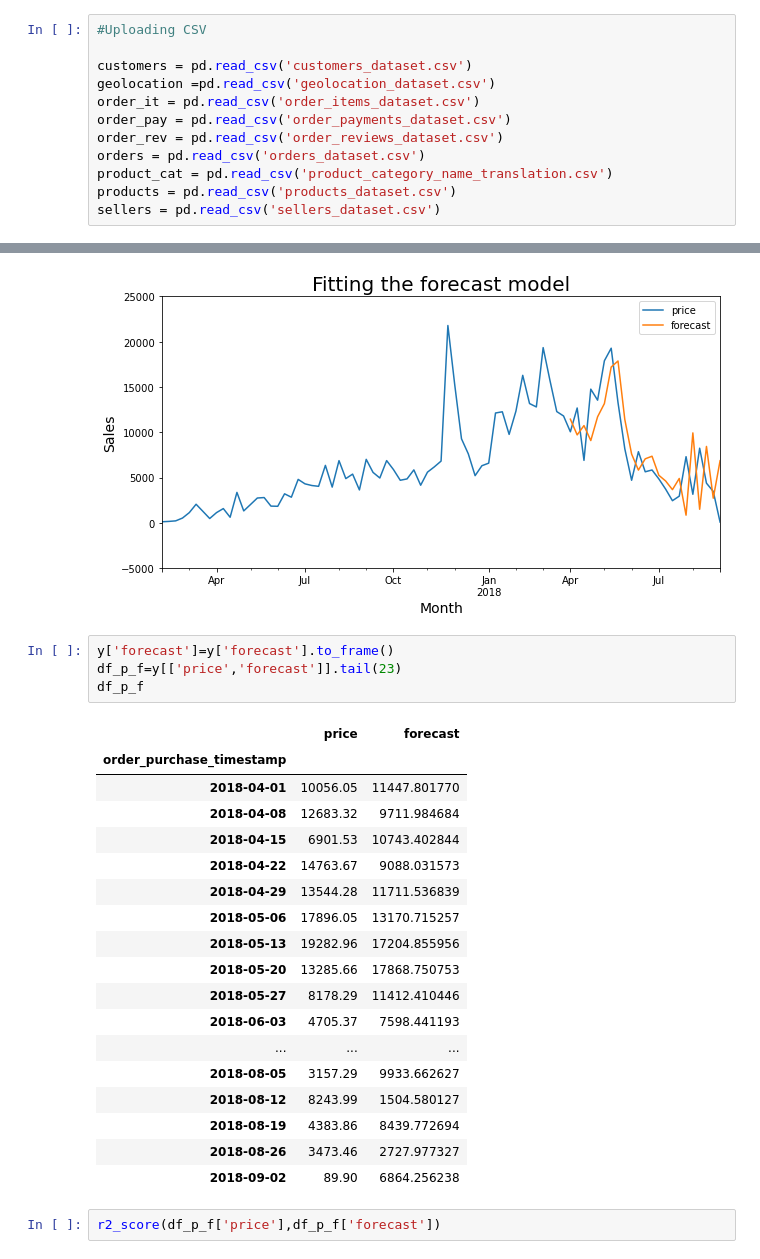
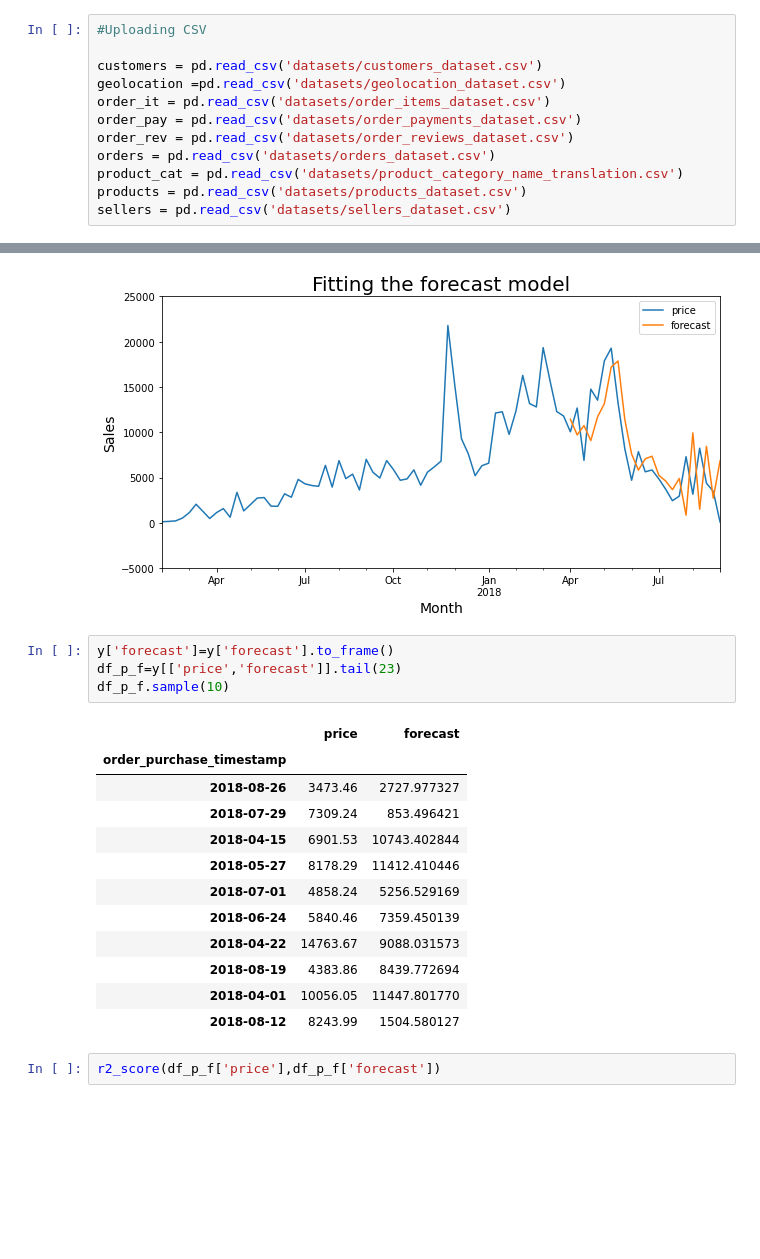
Before and after one commit to Haroldgio28/valoreo_test, a Jupyter notebook: DS.ipynb, the cells around one changed output, grey strips where cells are left out. Cells and saved outputs as stored; diff of their text form; blank space fills up the shorter version.

```diff
--- a/DS.ipynb
+++ b/DS.ipynb
@@ -48,12 +38,12 @@ Note: you may need to restart the kernel to use updated packages.
 # %%
 #Uploading CSV
 
-customers = pd.read_csv('customers_dataset.csv')
-geolocation =pd.read_csv('geolocation_dataset.csv')
-order_it = pd.read_csv('order_items_dataset.csv')
-order_pay = pd.read_csv('order_payments_dataset.csv')
-order_rev = pd.read_csv('order_reviews_dataset.csv')
-orders = pd.read_csv('orders_dataset.csv')
-product_cat = pd.read_csv('product_category_name_translation.csv')
-products = pd.read_csv('products_dataset.csv')
-sellers = pd.read_csv('sellers_dataset.csv')
+customers = pd.read_csv('datasets/customers_dataset.csv')
+geolocation =pd.read_csv('datasets/geolocation_dataset.csv')
+order_it = pd.read_csv('datasets/order_items_dataset.csv')
+order_pay = pd.read_csv('datasets/order_payments_dataset.csv')
+order_rev = pd.read_csv('datasets/order_reviews_dataset.csv')
+orders = pd.read_csv('datasets/orders_dataset.csv')
+product_cat = pd.read_csv('datasets/product_category_name_translation.csv')
+products = pd.read_csv('datasets/products_dataset.csv')
+sellers = pd.read_csv('datasets/sellers_dataset.csv')
@@ -463,26 +455,20 @@ plt.show()
 # %%
 y['forecast']=y['forecast'].to_frame()
 df_p_f=y[['price','forecast']].tail(23)
-df_p_f
+df_p_f.sample(10)
 # %% [output]
 |  | price | forecast |
 | order_purchase_timestamp |  |  |
+| 2018-08-26 | 3473.46 | 2727.977327 |
+| 2018-07-29 | 7309.24 | 853.496421 |
+| 2018-04-15 | 6901.53 | 10743.402844 |
+| 2018-05-27 | 8178.29 | 11412.410446 |
+| 2018-07-01 | 4858.24 | 5256.529169 |
+| 2018-06-24 | 5840.46 | 7359.450139 |
+| 2018-04-22 | 14763.67 | 9088.031573 |
+| 2018-08-19 | 4383.86 | 8439.772694 |
 | 2018-04-01 | 10056.05 | 11447.801770 |
-| 2018-04-08 | 12683.32 | 9711.984684 |
-| 2018-04-15 | 6901.53 | 10743.402844 |
-| 2018-04-22 | 14763.67 | 9088.031573 |
-| 2018-04-29 | 13544.28 | 11711.536839 |
-| 2018-05-06 | 17896.05 | 13170.715257 |
-| 2018-05-13 | 19282.96 | 17204.855956 |
-| 2018-05-20 | 13285.66 | 17868.750753 |
-| 2018-05-27 | 8178.29 | 11412.410446 |
-| 2018-06-03 | 4705.37 | 7598.441193 |
-| ... | ... | ... |
-| 2018-08-05 | 3157.29 | 9933.662627 |
 | 2018-08-12 | 8243.99 | 1504.580127 |
-| 2018-08-19 | 4383.86 | 8439.772694 |
-| 2018-08-26 | 3473.46 | 2727.977327 |
-| 2018-09-02 | 89.90 | 6864.256238 |
 # %%
 r2_score(df_p_f['price'],df_p_f['forecast'])
 # %% [output]
```
Also changed, not shown: parts of 14 cells of this notebook.
